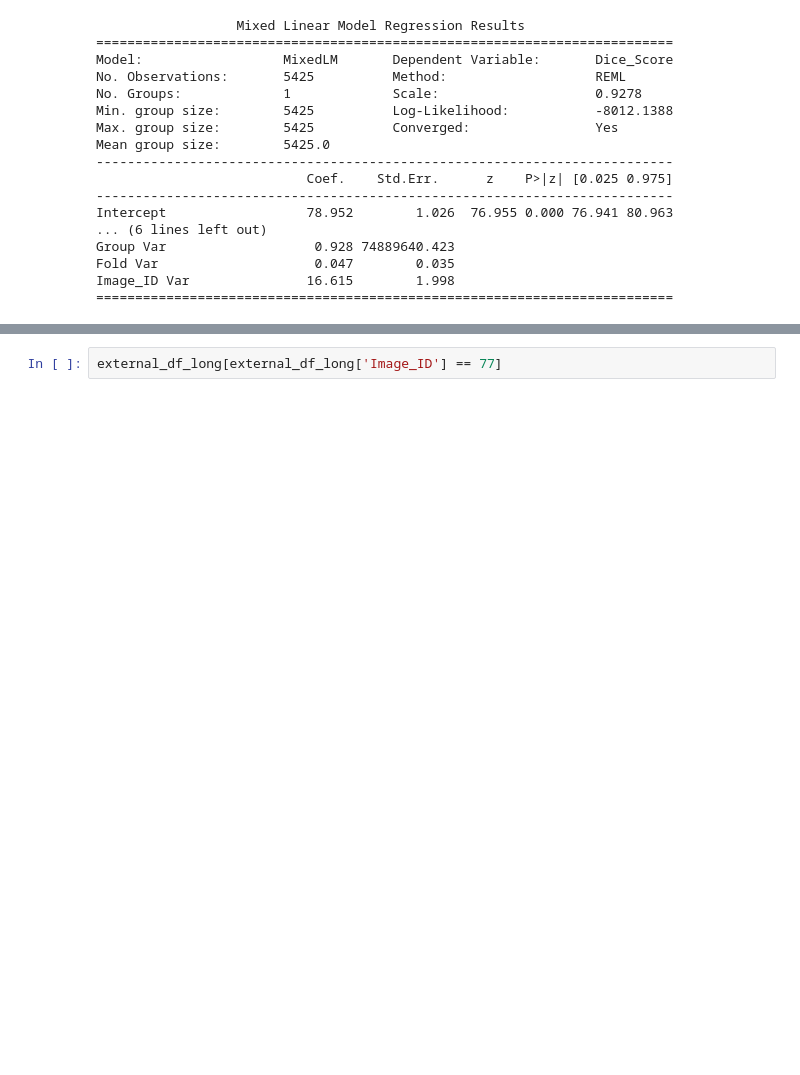
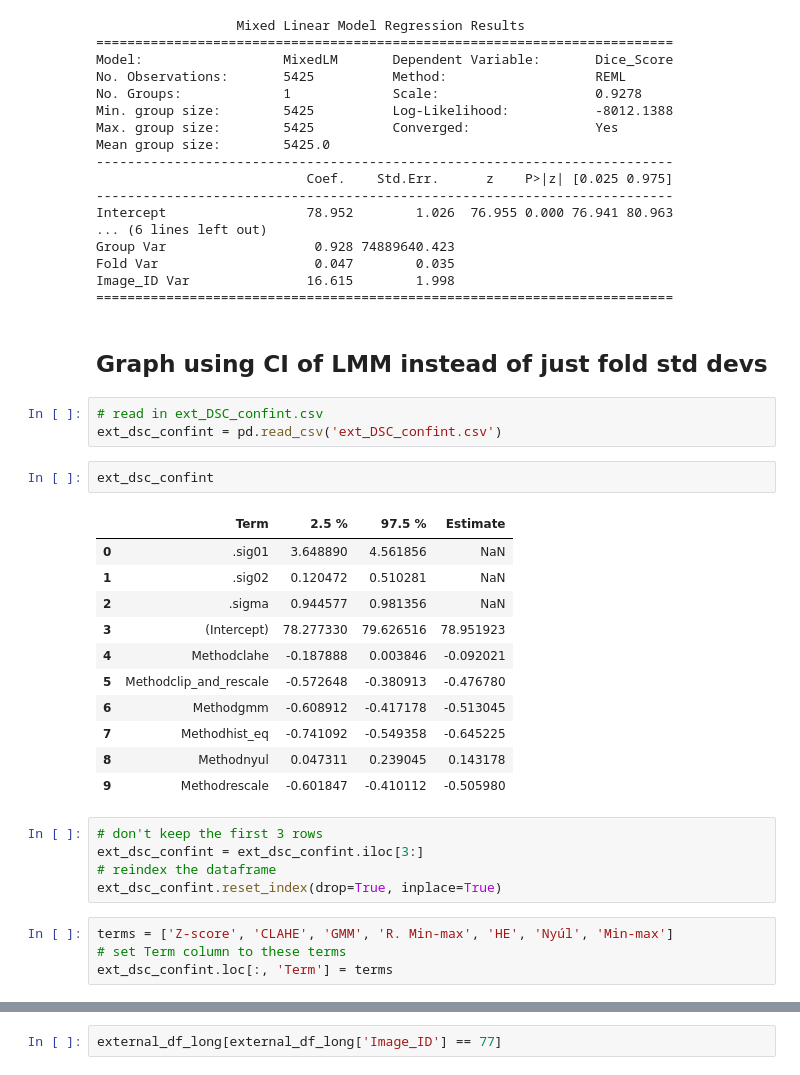
Before and after one commit to oliverjm1/mri_normalisation, a Jupyter notebook: results/fold_results.ipynb, the cells around one changed output, grey strips where cells are left out. Saved outputs shown, nothing was run; the diff lists cells and outputs as text; blank space fills up the shorter version.

```diff
--- a/results/fold_results.ipynb
+++ b/results/fold_results.ipynb
@@ -689,3 +689,31 @@ Group Var                   0.928 74889640.423
 Fold Var                    0.047        0.035
 Image_ID Var               16.615        1.998
 ==========================================================================
+# %% [markdown]
+## Graph using CI of LMM instead of just fold std devs
+# %%
+# read in ext_DSC_confint.csv
+ext_dsc_confint = pd.read_csv('ext_DSC_confint.csv')
+# %%
+ext_dsc_confint
+# %% [output]
+|  | Term | 2.5 % | 97.5 % | Estimate |
+| 0 | .sig01 | 3.648890 | 4.561856 | NaN |
+| 1 | .sig02 | 0.120472 | 0.510281 | NaN |
+| 2 | .sigma | 0.944577 | 0.981356 | NaN |
+| 3 | (Intercept) | 78.277330 | 79.626516 | 78.951923 |
+| 4 | Methodclahe | -0.187888 | 0.003846 | -0.092021 |
+| 5 | Methodclip_and_rescale | -0.572648 | -0.380913 | -0.476780 |
+| 6 | Methodgmm | -0.608912 | -0.417178 | -0.513045 |
+| 7 | Methodhist_eq | -0.741092 | -0.549358 | -0.645225 |
+| 8 | Methodnyul | 0.047311 | 0.239045 | 0.143178 |
+| 9 | Methodrescale | -0.601847 | -0.410112 | -0.505980 |
+# %%
+# don't keep the first 3 rows
+ext_dsc_confint = ext_dsc_confint.iloc[3:]
+# reindex the dataframe
+ext_dsc_confint.reset_index(drop=True, inplace=True)
+# %%
+terms = ['Z-score', 'CLAHE', 'GMM', 'R. Min-max', 'HE', 'Nyúl', 'Min-max']
+# set Term column to these terms
+ext_dsc_confint.loc[:, 'Term'] = terms
```
Also changed, not shown: parts of 8 cells of this notebook, 1 other file.
